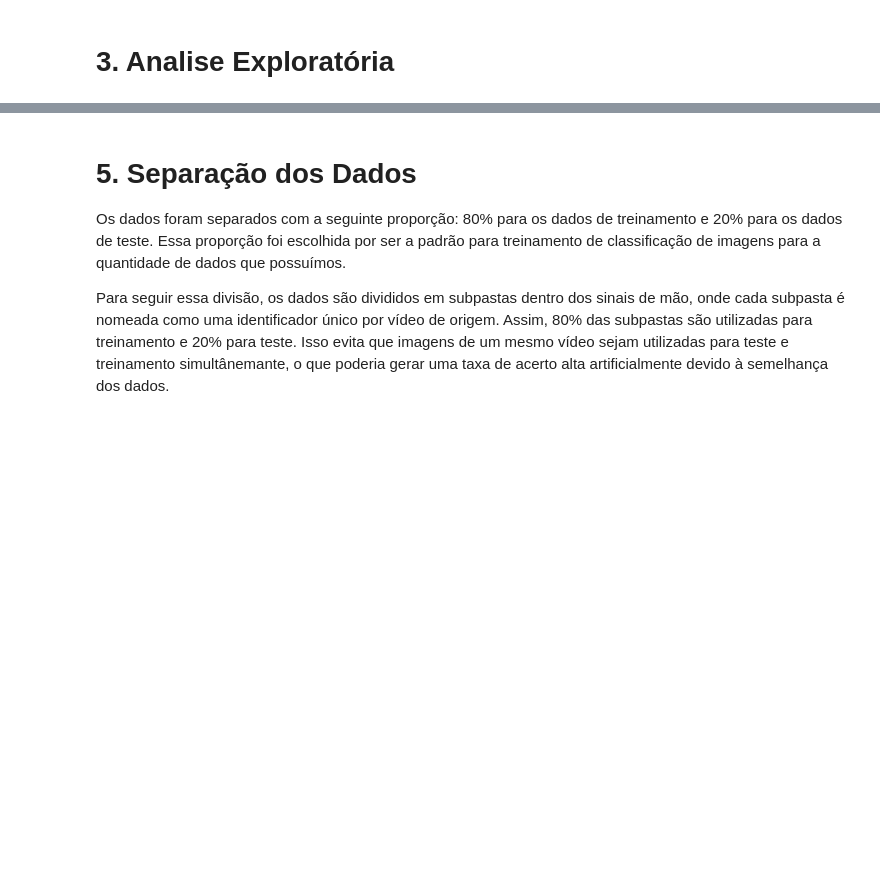
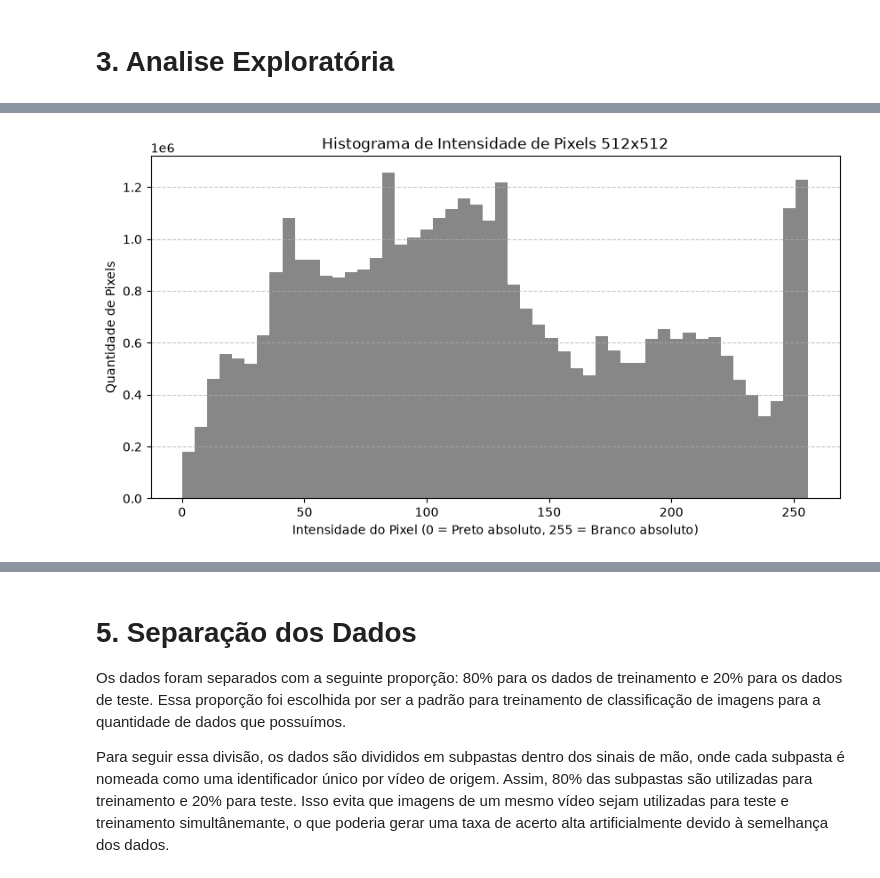
Before and after one commit to luizpoderoso/fia-mao-naruto, a Jupyter notebook: process.ipynb, the cells around one changed output, grey strips where cells are left out. Saved outputs shown, nothing was run; the diff lists cells and outputs as text; code cells hidden in the pictures; blank space fills up the shorter version.

```diff
--- a/process.ipynb
+++ b/process.ipynb
@@ -149,0 +298,4 @@ O relatório final aponta a existência de 1960 imagens no dataset original. As
+# %%
+pixels_intensity_histogram(512)
+# %% [output]
+[figure, added]
```
Also changed, not shown: parts of 18 cells of this notebook, 1 other file.
